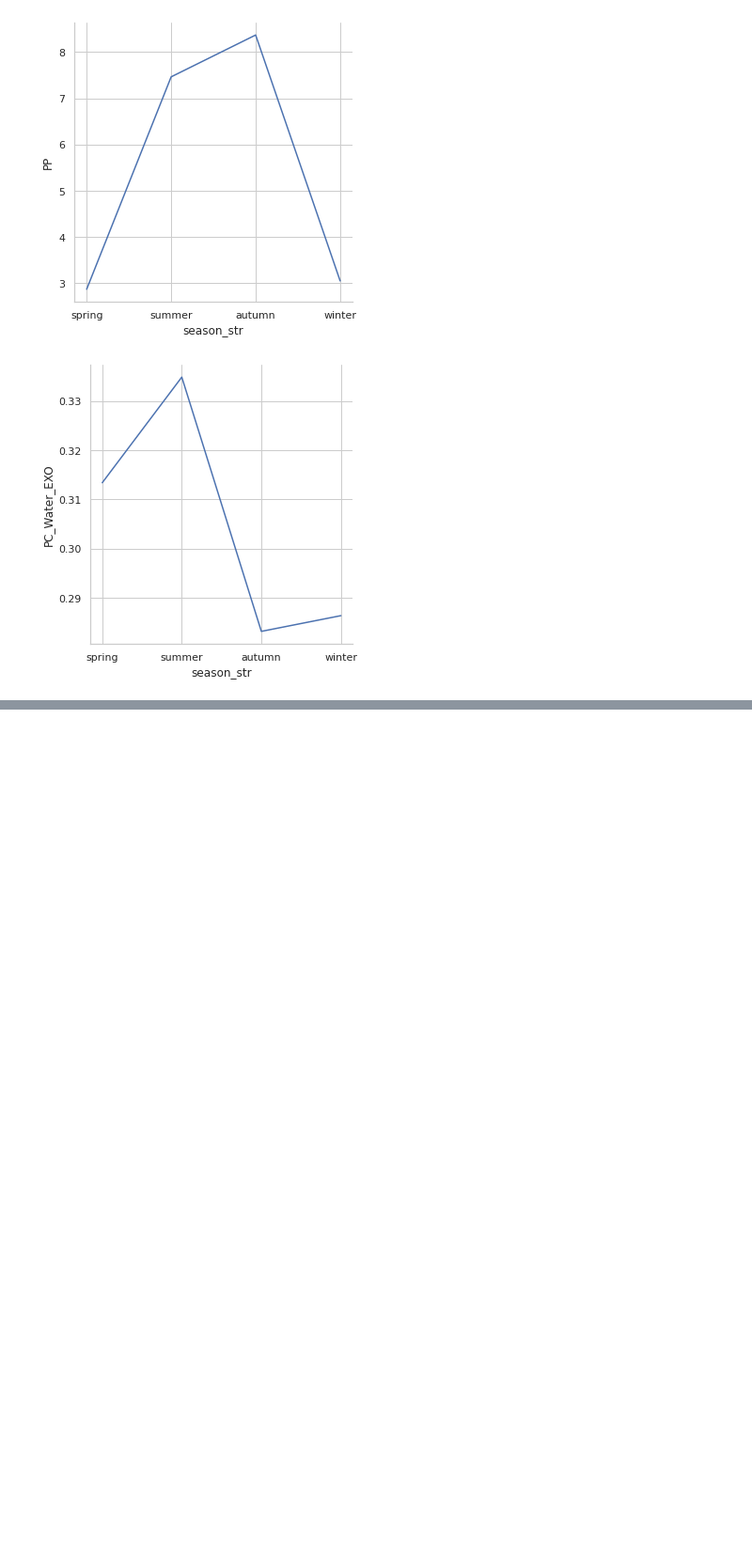
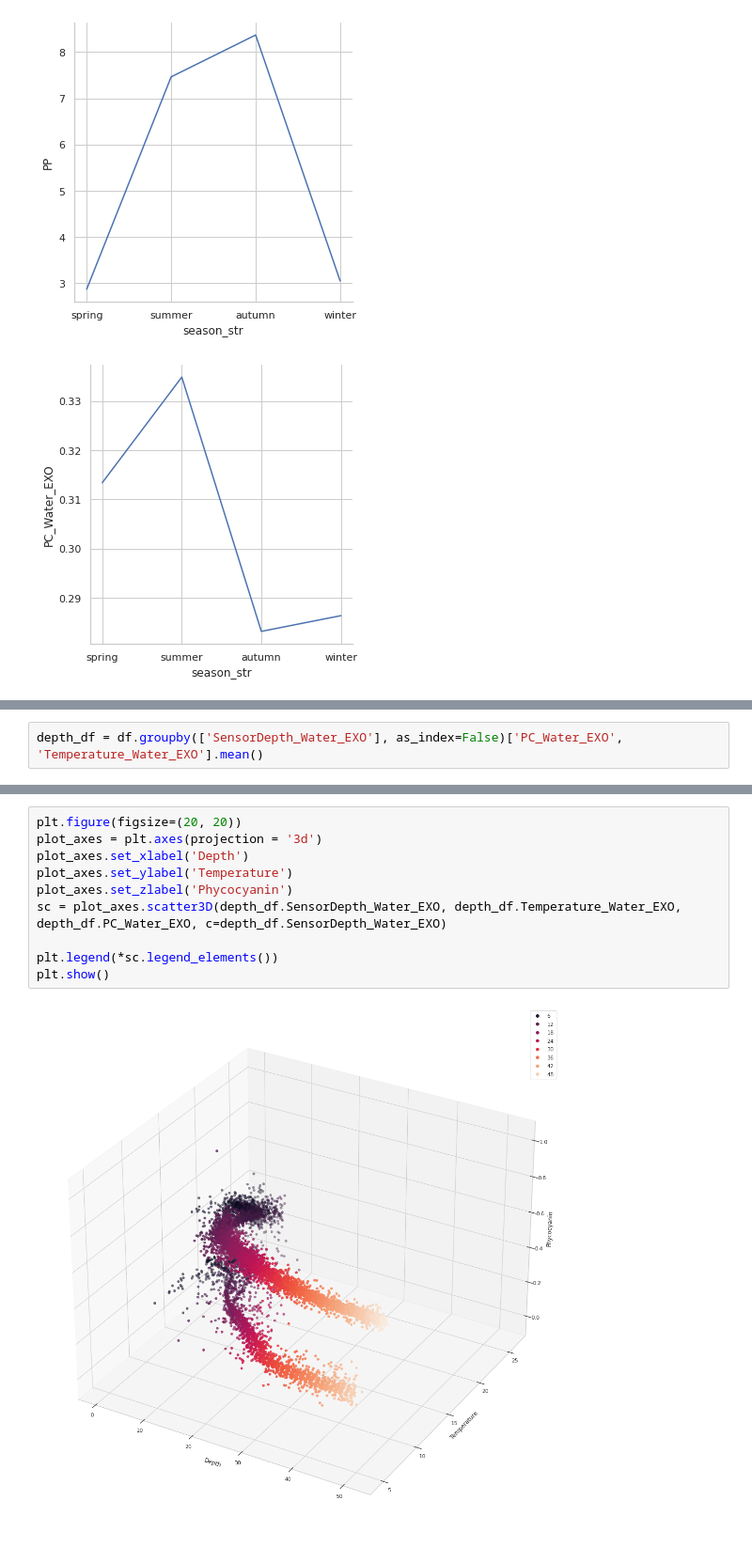
Before and after one commit to anirban-a/JeffersonProject, a Jupyter notebook: EDA/explore.ipynb, the cells around one changed output, grey strips where cells are left out. Shown at 94% size. Saved outputs shown, nothing was run; the diff lists cells and outputs as text; blank space fills up the shorter version.

```diff
--- a/EDA/explore.ipynb
+++ b/EDA/explore.ipynb
@@ -410,0 +426,2 @@ plt.show()
+# %%
+depth_df = df.groupby(['SensorDepth_Water_EXO'], as_index=False)['PC_Water_EXO', 'Temperature_Water_EXO'].mean()
@@ -410,0 +440,12 @@ plt.show()
+# %%
+plt.figure(figsize=(20, 20))
+plot_axes = plt.axes(projection = '3d')
+plot_axes.set_xlabel('Depth')
+plot_axes.set_ylabel('Temperature')
+plot_axes.set_zlabel('Phycocyanin')
+sc = plot_axes.scatter3D(depth_df.SensorDepth_Water_EXO, depth_df.Temperature_Water_EXO, depth_df.PC_Water_EXO, c=depth_df.SensorDepth_Water_EXO)
+
+plt.legend(*sc.legend_elements())
+plt.show()
+# %% [output]
+[figure, added]
```
Also changed, not shown: parts of 4 cells of this notebook.
